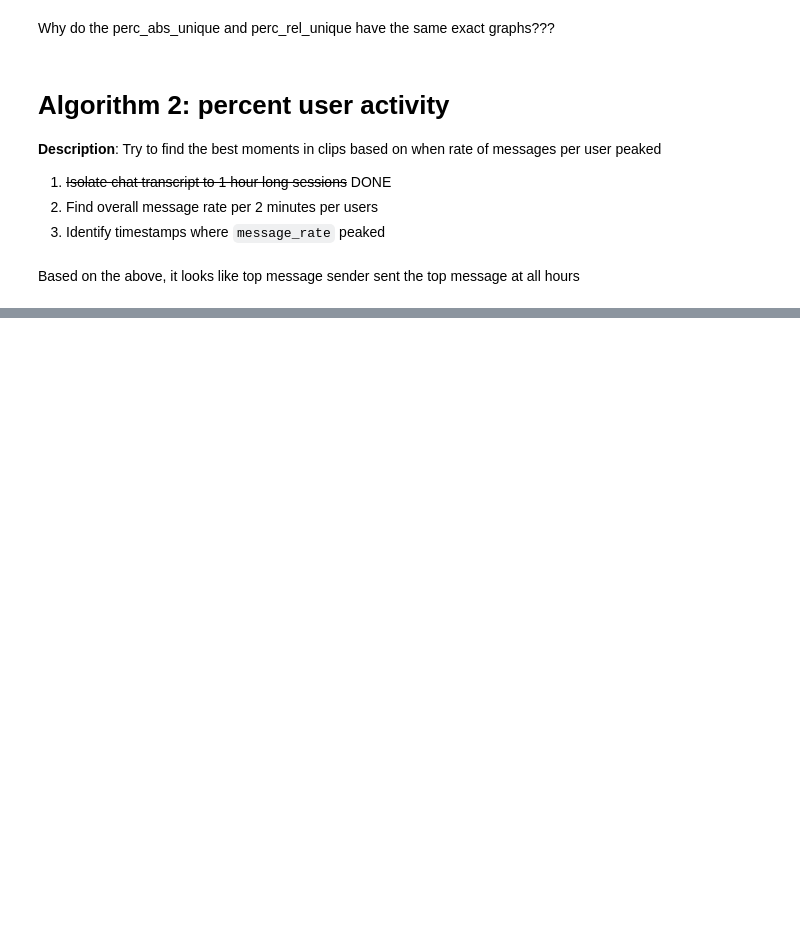
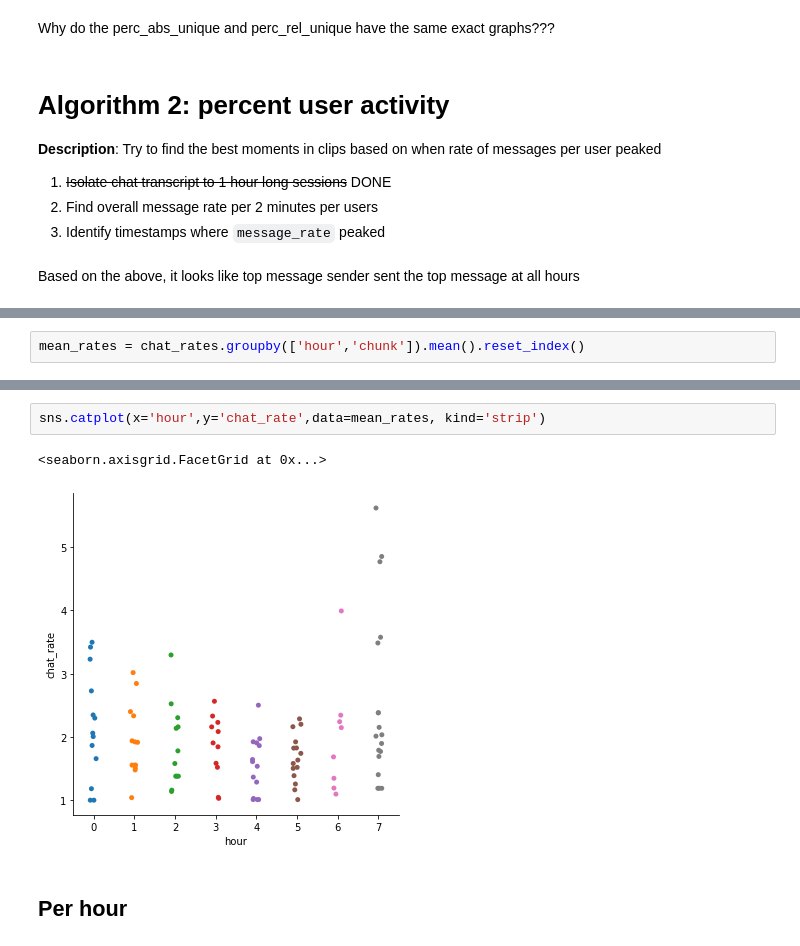
Before and after one commit to pillargg/pillar_algos, a Jupyter notebook: pillar.ipynb, the cells around one changed output, grey strips where cells are left out. Cells and saved outputs as stored; diff of their text form; blank space fills up the shorter version.

```diff
--- a/pillar.ipynb
+++ b/pillar.ipynb
@@ -393,0 +512,2 @@ Based on the above, it looks like top message sender sent the top message at all
+# %%
+mean_rates = chat_rates.groupby(['hour','chunk']).mean().reset_index()
@@ -393,0 +528,7 @@ Based on the above, it looks like top message sender sent the top message at all
+# %%
+sns.catplot(x='hour',y='chat_rate',data=mean_rates, kind='strip')
+# %% [output]
+<seaborn.axisgrid.FacetGrid at 0x...>
+[figure, added]
+# %% [markdown]
+## Per hour
```
Also changed, not shown: parts of 18 cells of this notebook.
